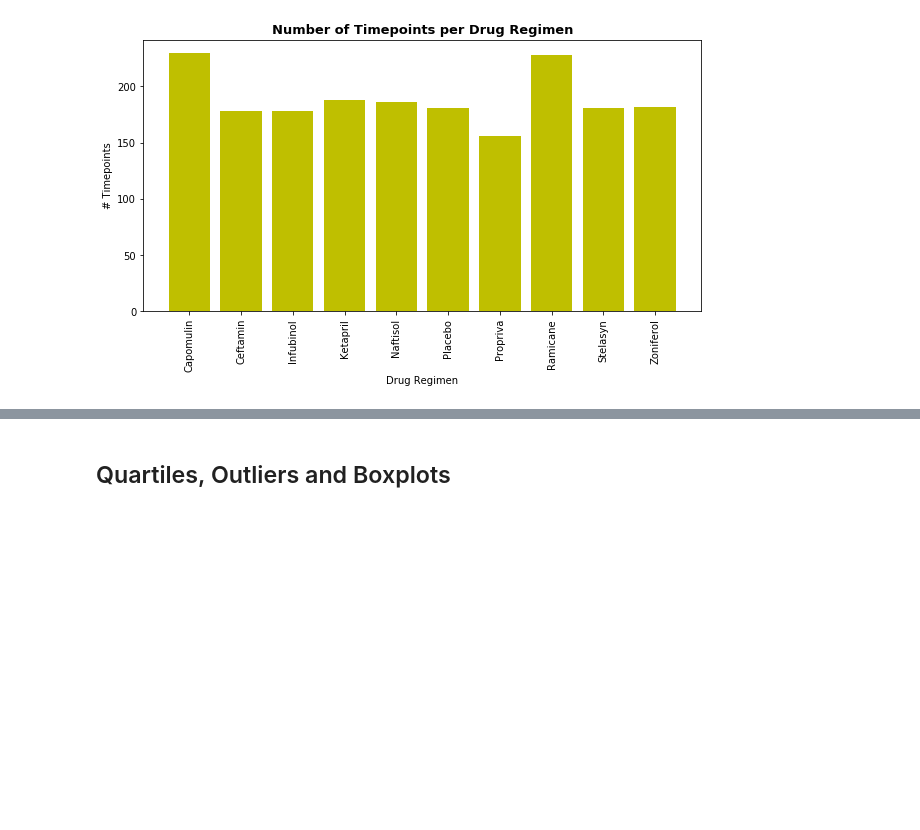
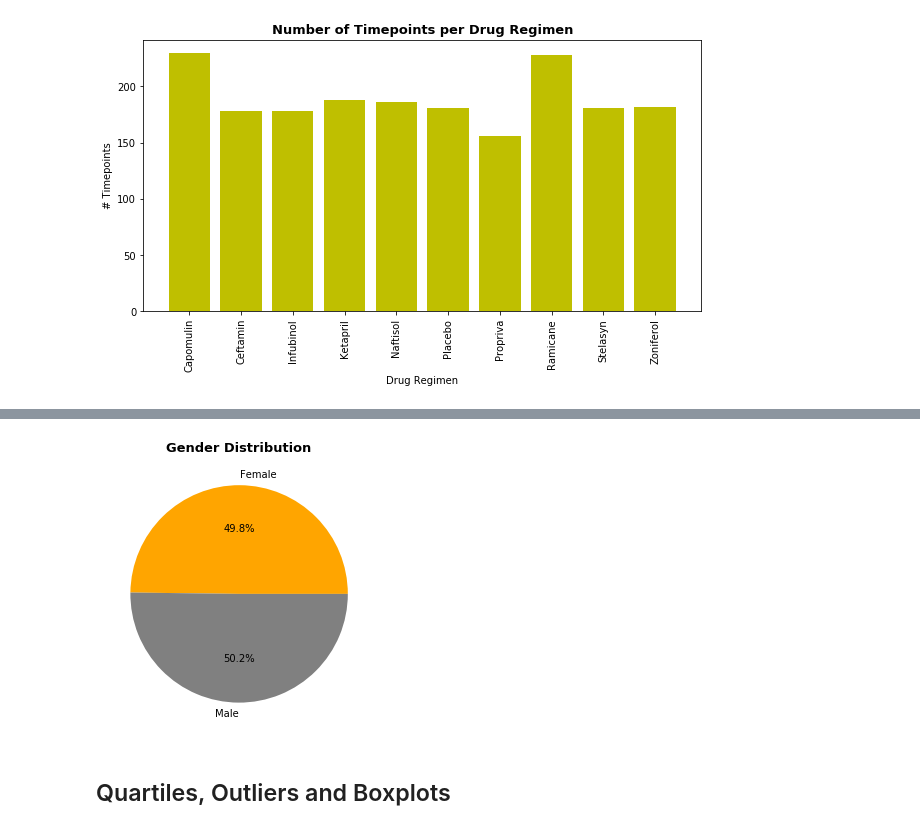
Before and after one commit to AndriyKDA/Matplotlib_challenge, a Jupyter notebook: Pymaceuticals/pymaceuticals_starter.ipynb, the cells around one changed output, grey strips where cells are left out. Drawn from its saved outputs; the diff is of its cells as text; code cells hidden in the pictures; blank space fills up the shorter version.

```diff
--- a/Pymaceuticals/pymaceuticals_starter.ipynb
+++ b/Pymaceuticals/pymaceuticals_starter.ipynb
@@ -259,2 +275,10 @@ plt.show()
 # %%
-# Generate a pie plot showing the distribution of female versus male mice using Pandas
+# Generate a pie plot showing the distribution of female versus male mice using pyplot
+
+plt.figure(figsize = (10,5))
+plt.pie(gender["Mouse ID"], labels = gender["Sex"], colors = colors, autopct = "%1.1f%%")
+plt.title("Gender Distribution", fontsize = 13, fontweight = 'bold')
+
+plt.show()
+# %% [output]
+[figure, added]
```
Also changed, not shown: parts of 4 cells of this notebook, 4 other files.
